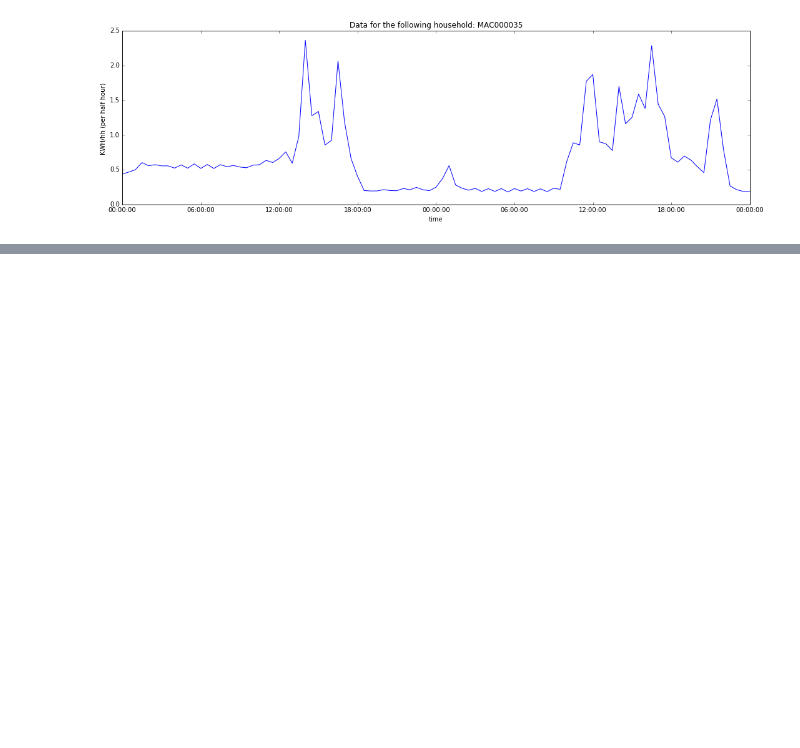
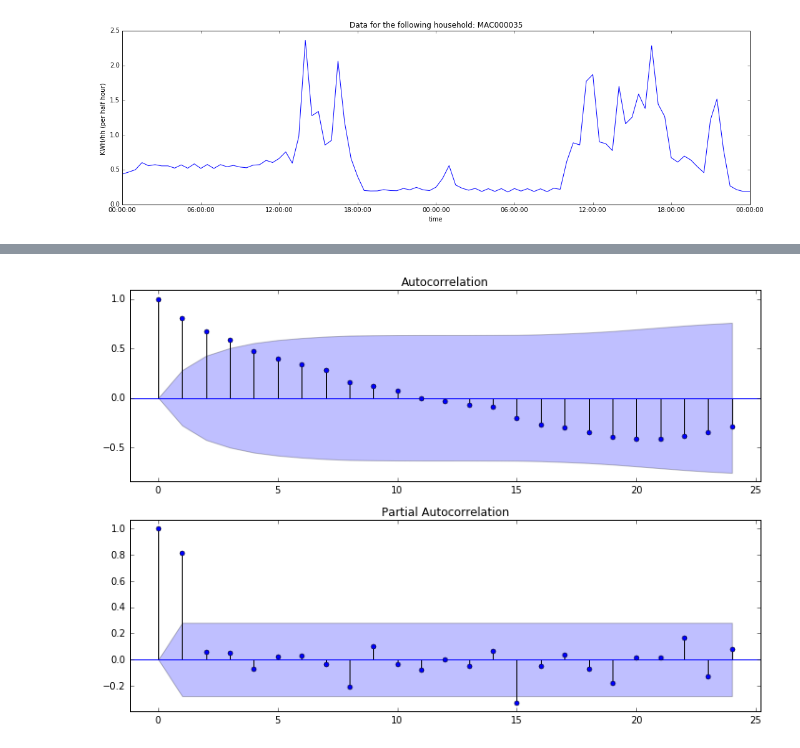
Before and after one commit to AnatolyPavlov/smart-battery-for-smart-energy-usage, a Jupyter notebook: eda/EDA_single_household.ipynb, the cells around one changed output, grey strips where cells are left out. Drawn from its saved outputs; the diff is of its cells as text; code cells hidden in the pictures; blank space fills up the shorter version.

```diff
--- a/eda/EDA_single_household.ipynb
+++ b/eda/EDA_single_household.ipynb
@@ -185,0 +206,4 @@ plot_timeseries_from_to(df_35, '2011-12-18', '2011-12-20')
+# %%
+plot_acf_pacf(df_35_subset, 24)
+# %% [output]
+[figure, added]
```
Also changed, not shown: parts of 23 cells of this notebook.
